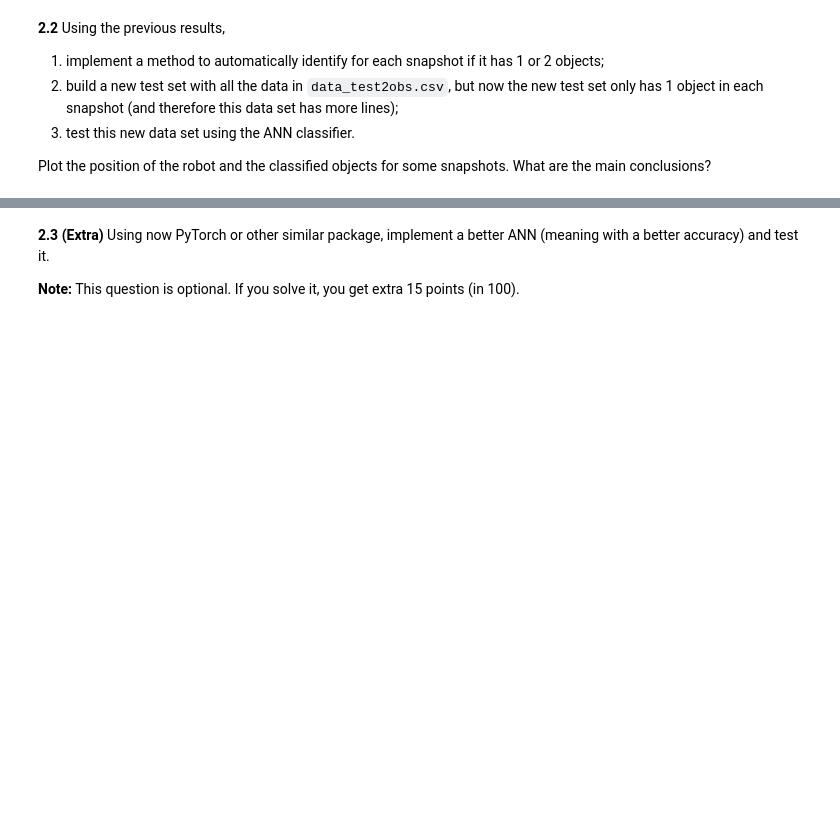
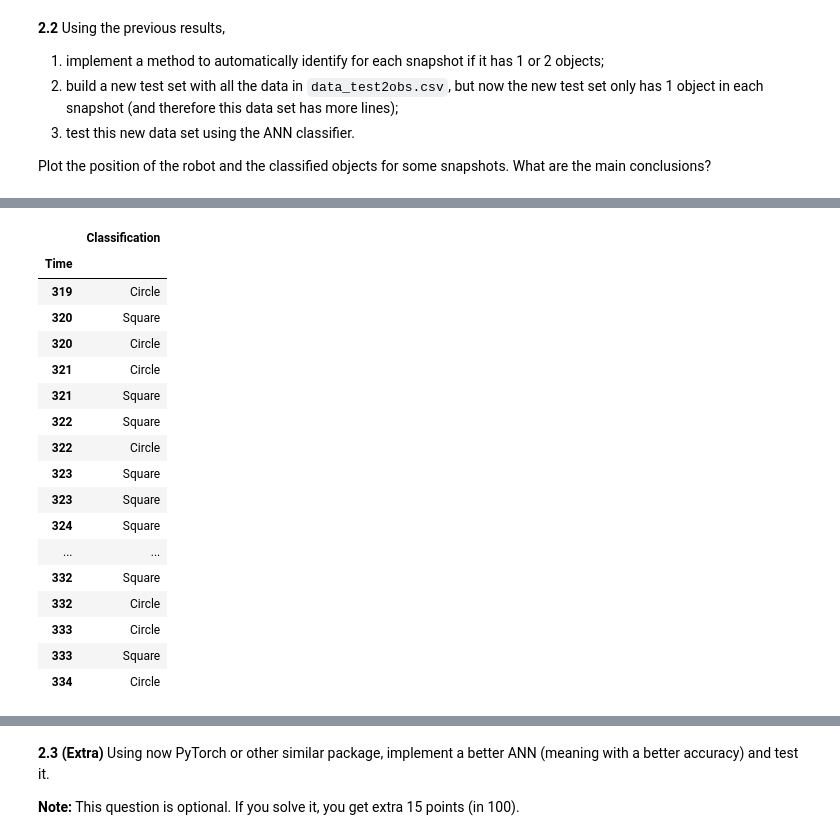
Before and after one commit to brumocas/ML_Projects, a Jupyter notebook: Proj2/ML_project2.ipynb, the cells around one changed output, grey strips where cells are left out. Cells and saved outputs as stored; diff of their text form; code cells hidden in the pictures; blank space fills up the shorter version.

```diff
--- a/Proj2/ML_project2.ipynb
+++ b/Proj2/ML_project2.ipynb
@@ -269,7 +411,7 @@ data_test = np.append(X_test, np.reshape(Y_test, (len(Y_test), 1)), axis=1)
 
 # Compute KNN
 classification = []
-K = 1
+K = 3
 for t in range(len(X_test)):
     if kNN_classifier(K, X_test[t], data_train) == 1:
         classification.append(1)
@@ -286,5 +428,6 @@ for i in range(len(Y_test)):
         correct +=1
 
 acc = correct/len(Y_test)
-print(f"Accuracy of the model with k = {K} : {100.0*acc:4.2f}%")
+print(f"Accuracy of the test model with k = {K} : {100.0*acc:4.2f}%")
+test.append(100.0*acc)
 # %% [output]
@@ -949,0 +1160,43 @@ IndentationError: unexpected indent (399136613.py, line 26)
+# %%
+# Results Obtained
+
+# Create the 'Classification' column based on the boolean values
+classification_labels = ["Square" if c else "Circle" for c in classification]
+
+# Create a dictionary with the data
+data = {
+    'Time': time,
+    'Classification': classification_labels,
+}
+
+# Create a DataFrame
+df = pd.DataFrame(data)
+
+# Set 'Time' as the index
+df.set_index('Time', inplace=True)
+
+# Round the accuracy values to 2 decimal places
+df = df.round(2)
+
+# Display the table (Adjust the range to analyse the results obtained)
+# If the time is duplicated means we have 2 objects
+df[470:500]
+# %% [output]
+|  | Classification |
+| Time |  |
+| 319 | Circle |
+| 320 | Square |
+| 320 | Circle |
+| 321 | Circle |
+| 321 | Square |
+| 322 | Square |
+| 322 | Circle |
+| 323 | Square |
+| 323 | Square |
+| 324 | Square |
+| ... | ... |
+| 332 | Square |
+| 332 | Circle |
+| 333 | Circle |
+| 333 | Square |
+| 334 | Circle |
```
Also changed, not shown: parts of 35 cells of this notebook, 2 other files.
